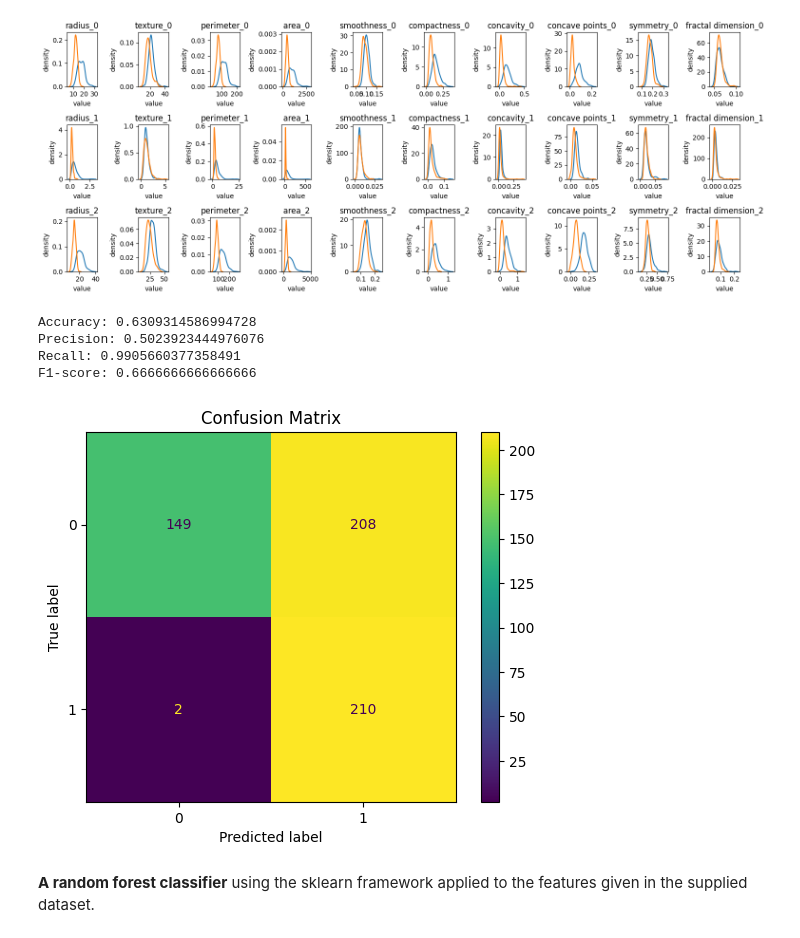
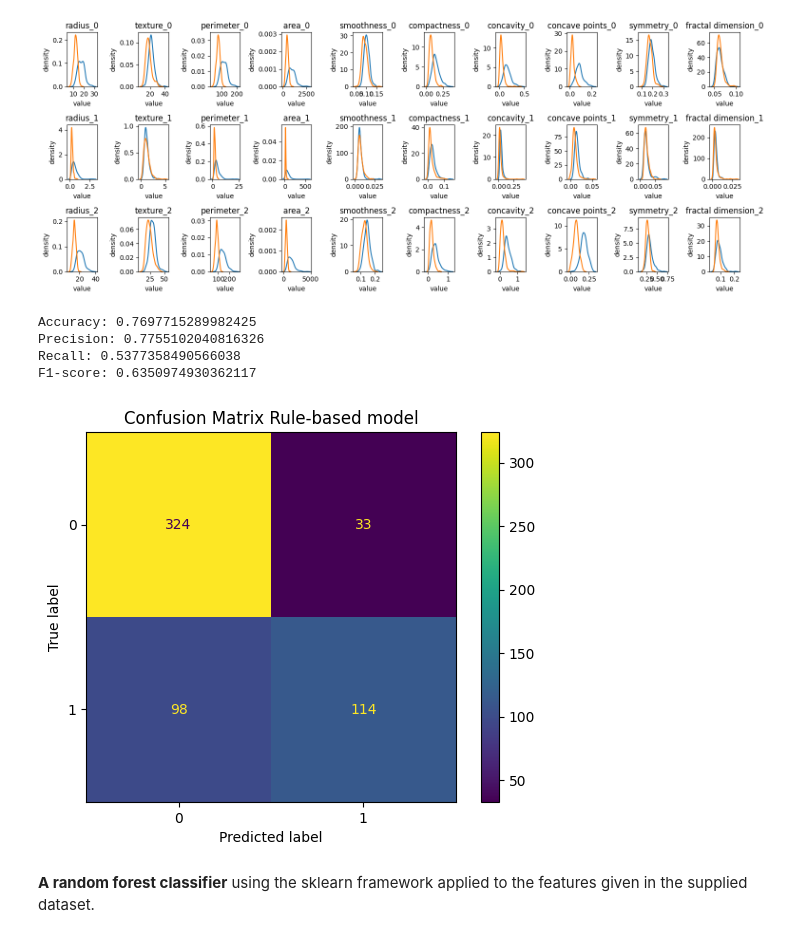
Before and after one commit to CXianRen/DAT410, a Jupyter notebook: Assignment/A4/main.ipynb, the cells around one changed output. Saved outputs shown, nothing was run; the diff lists cells and outputs as text; code cells hidden in the pictures.

```diff
--- a/Assignment/A4/main.ipynb
+++ b/Assignment/A4/main.ipynb
@@ -95,33 +96,33 @@ cell_shape_str="concave points"
 cell_texture_str="texture"
 cell_homogeneity_str="smoothness"
 
-
 def is_cell_size_is_abnormal(row, stats):
-  mean_abnormal = row[cell_size_str+"_0"] > stats.loc['75%', cell_size_str+"_0"]
-  std_abnormal = row[cell_size_str+"_1"] > stats.loc['75%', cell_size_str+"_1"]
-  worst_val_abnormal = row[cell_size_str+"_2"] > stats.loc['75%', cell_size_str+"_2"]
-  is_abnormal = mean_abnormal | std_abnormal | worst_val_abnormal
+  mean_abnormal = row[cell_size_str+"_0"] > stats.loc[0.75, cell_size_str+"_0"]
+  std_abnormal = row[cell_size_str+"_1"] > stats.loc[0.75, cell_size_str+"_1"]
+  worst_val_abnormal = row[cell_size_str+"_2"] > stats.loc[0.75, cell_size_str+"_2"]
+  is_abnormal = mean_abnormal # | std_abnormal | worst_val_abnormal
   return is_abnormal
 
 def cell_shape_is_abnormal(row, stats):
-  mean_abnormal = row[cell_shape_str+"_0"] > stats.loc['75%', cell_shape_str+"_0"]
-  std_abnormal = row[cell_shape_str+"_1"] > stats.loc['75%', cell_shape_str+"_1"]
-  worst_val_abnormal = row[cell_shape_str+"_2"] > stats.loc['75%', cell_shape_str+"_2"]
-  is_abnormal = mean_abnormal | std_abnormal | worst_val_abnormal
+  mean_abnormal = row[cell_shape_str+"_0"] > stats.loc[0.75, cell_shape_str+"_0"]
+  std_abnormal = row[cell_shape_str+"_1"] > stats.loc[0.75, cell_shape_str+"_1"]
+  worst_val_abnormal = row[cell_shape_str+"_2"] > stats.loc[0.75, cell_shape_str+"_2"]
+  is_abnormal = mean_abnormal # | std_abnormal | worst_val_abnormal
   return is_abnormal
 
 def cell_texture_is_abnormal(row, stats):
-  mean_abnormal = row[cell_texture_str+"_0"] > stats.loc['75%', cell_texture_str+"_0"]
-  std_abnormal = row[cell_texture_str+"_1"] > stats.loc['75%', cell_texture_str+"_1"]
-  worst_val_abnormal = row[cell_texture_str+"_2"] > stats.loc['75%', cell_texture_str+"_2"]
-  is_abnormal = mean_abnormal | std_abnormal | worst_val_abnormal
+  mean_abnormal = row[cell_texture_str+"_0"] > stats.loc[0.75, cell_texture_str+"_0"]
+  std_abnormal = row[cell_texture_str+"_1"] > stats.loc[0.75, cell_texture_str+"_1"]
+  worst_val_abnormal = row[cell_texture_str+"_2"] > stats.loc[0.75, cell_texture_str+"_2"]
+  # is_abnormal = mean_abnormal | std_abnormal | worst_val_abnormal
+  is_abnormal = worst_val_abnormal
   return is_abnormal
 
 def cell_homogeneity_is_abnormal(row, stats):
-  mean_abnormal = row[cell_homogeneity_str+"_0"] > stats.loc['75%', cell_homogeneity_str+"_0"]
-  std_abnormal = row[cell_homogeneity_str+"_1"] > stats.loc['75%', cell_homogeneity_str+"_1"]
-  worst_val_abnormal = row[cell_homogeneity_str+"_2"] > stats.loc['75%', cell_homogeneity_str+"_2"]
-  is_abnormal = mean_abnormal | std_abnormal | worst_val_abnormal
+  mean_abnormal = row[cell_homogeneity_str+"_0"] > stats.loc[0.9, cell_homogeneity_str+"_0"]
+  std_abnormal = row[cell_homogeneity_str+"_1"] > stats.loc[0.9, cell_homogeneity_str+"_1"]
+  worst_val_abnormal = row[cell_homogeneity_str+"_2"] > stats.loc[0.9, cell_homogeneity_str+"_2"]
+  is_abnormal = mean_abnormal #| std_abnormal | worst_val_abnormal
   return is_abnormal
 
 def is_malignant(row, stats):
@@ -132,48 +133,49 @@ def is_malignant(row, stats):
     return 1
   return 0
 
+# calculate 50% 70% 80% 90% 95% 99% percentile of the malignant samples, don't use describe
+stats = df[df["malignant"] == 1].quantile([0.5, 0.75, 0.8, 0.9, 0.95, 0.99])
 
-stats = df.describe()
 prediction = df.apply(is_malignant, axis=1, args=(stats,))
 df['Prediction'] = prediction
 
 df[["malignant","Prediction"]]
 
 df['Prediction'] = prediction
 df[["malignant","Prediction"]]
 
 # plot the accuracy, precision, recall, F1-score and confusion matrix of the rule-based model
 from sklearn.metrics import accuracy_score, precision_score, recall_score, f1_score, confusion_matrix
 from sklearn.metrics import ConfusionMatrixDisplay
 import matplotlib.pyplot as plt
 
-def print_metrics(actual, predictions):
+def print_metrics(actual, predictions, model_name=""):
   accuracy = accuracy_score(actual, predictions)
   precision = precision_score(actual, predictions)
   recall = recall_score(actual, predictions)
   f1 = f1_score(actual, predictions)
 
   print("Accuracy:", accuracy)
   print("Precision:", precision)
   print("Recall:", recall)
   print("F1-score:", f1)
 
   cm = confusion_matrix(actual, predictions)
   disp = ConfusionMatrixDisplay(confusion_matrix=cm)
   disp.plot()
-  plt.title('Confusion Matrix')
+  plt.title('Confusion Matrix' + " " + model_name)
   plt.show()
 
 actual = df["malignant"]
 predictions = df["Prediction"]
 
-print_metrics(actual, predictions)
+print_metrics(actual, predictions, "Rule-based model")
 # %% [output]
-Accuracy: 0.6309314586994728
-Precision: 0.5023923444976076
-Recall: 0.9905660377358491
-F1-score: 0.6666666666666666
+Accuracy: 0.7697715289982425
+Precision: 0.7755102040816326
+Recall: 0.5377358490566038
+F1-score: 0.6350974930362117
-[figure, old version]
+[figure, new version]
 # %% [markdown]
 **A random forest classifier** using the sklearn framework applied to the features given in the supplied dataset.
 # %%
```
Also changed, not shown: parts of 1 cell of this notebook.
